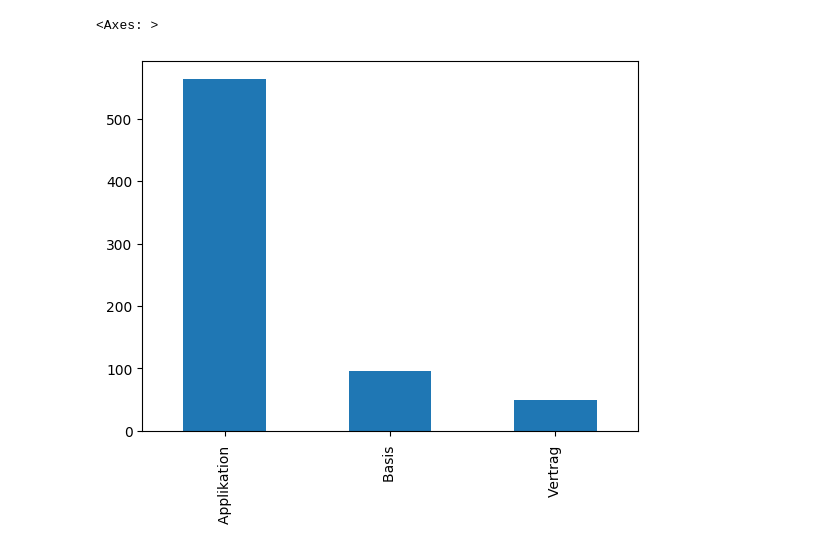
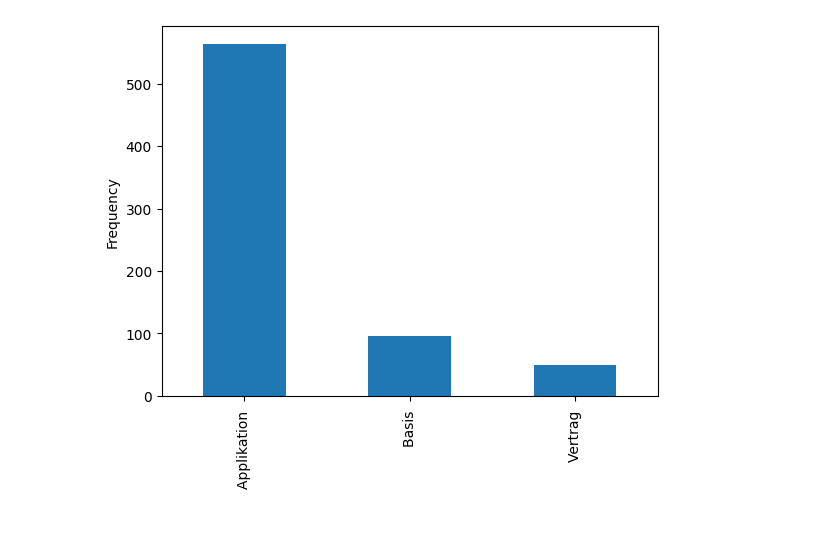
Before and after one commit to TheEliasBe/TicketClassification, a Jupyter notebook: notebooks/ticket_stats.ipynb, the cells around one changed output. Cells and saved outputs as stored; diff of their text form; code cells hidden in the pictures.

```diff
--- a/notebooks/ticket_stats.ipynb
+++ b/notebooks/ticket_stats.ipynb
@@ -15,3 +22,18 @@ Index(['ID', 'Beschreibung', 'Kategorie ID', 'Kategorietext',
 # remove blank space values
 df = df.replace(r'^\s*$', np.nan, regex=True)
 df.dropna(inplace=True, subset=["Ticket Label", "Abteilung Label", "Produkt Label"])
+# %%
+# merge into timestamp
+df["timestamp"] = pd.to_datetime(
+    df["Datum"] + " " + df["Uhrzeit"]
+)
+# filter only tickets with a description
+contents = df[df["Nachrichtentyp"].str.contains("Beschreibung")]
+# filter for initial messages only
+initial_timestamps = contents.groupby("ID")["timestamp"].min()
+initial_messages = pd.DataFrame({"timestamp": initial_timestamps}).reset_index()
+initial_messages = initial_messages.merge(
+    contents, on=["ID", "timestamp"], how="left"
+)
+df = initial_messages
+df
@@ -23,5 +48,5 @@ df["Ticket Label"].value_counts().plot.bar()
 # %%
-df["Abteilung Label"].value_counts().plot.bar()
+df["Abteilung Label"].value_counts().plot.bar(ylabel="Frequency")
+tikzplotlib.save("plots/label_abteilung_hist.tex")
 # %% [output]
-<Axes: >
-[figure, old version]
+[figure, new version]
```
Also changed, not shown: parts of 5 cells of this notebook, 17 other files.
